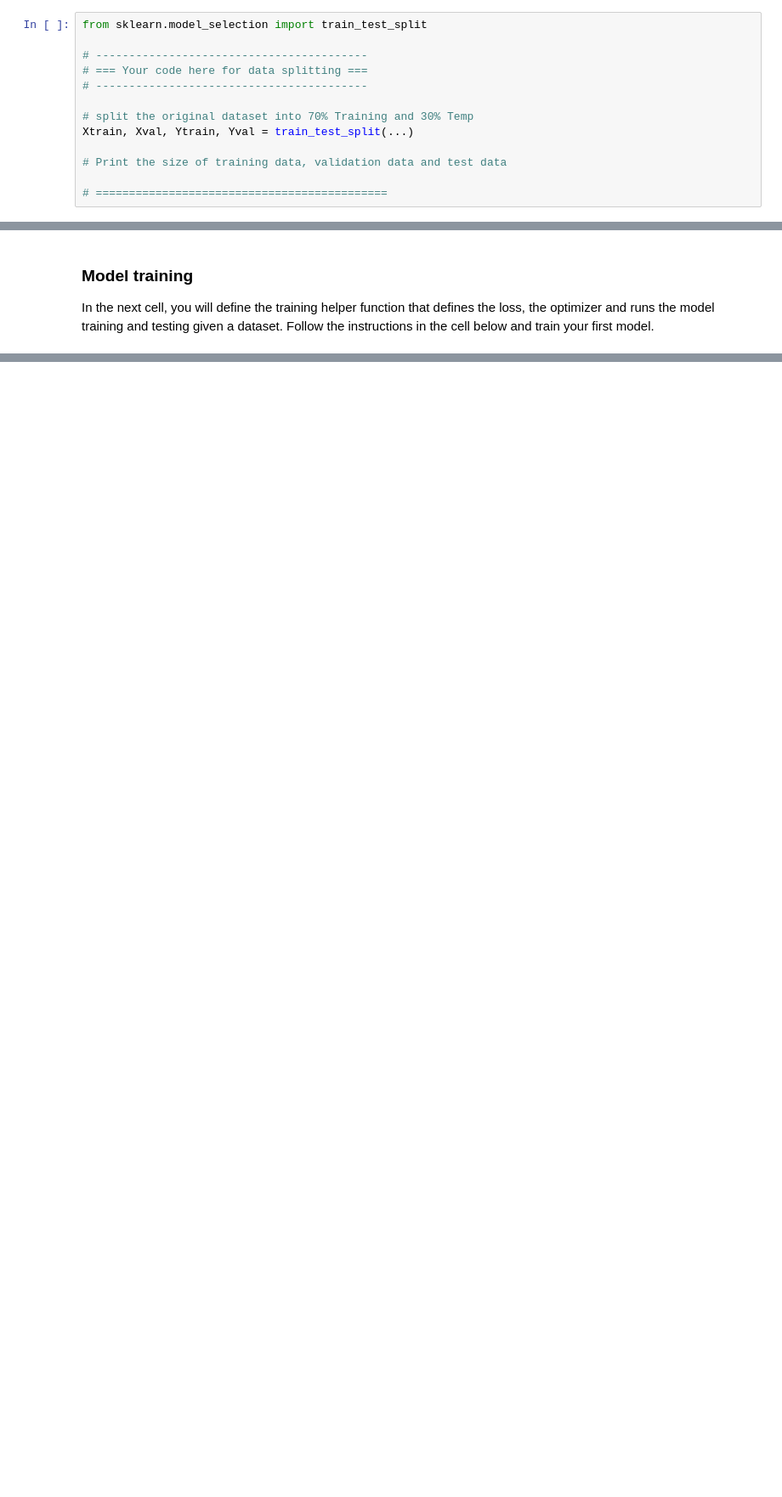
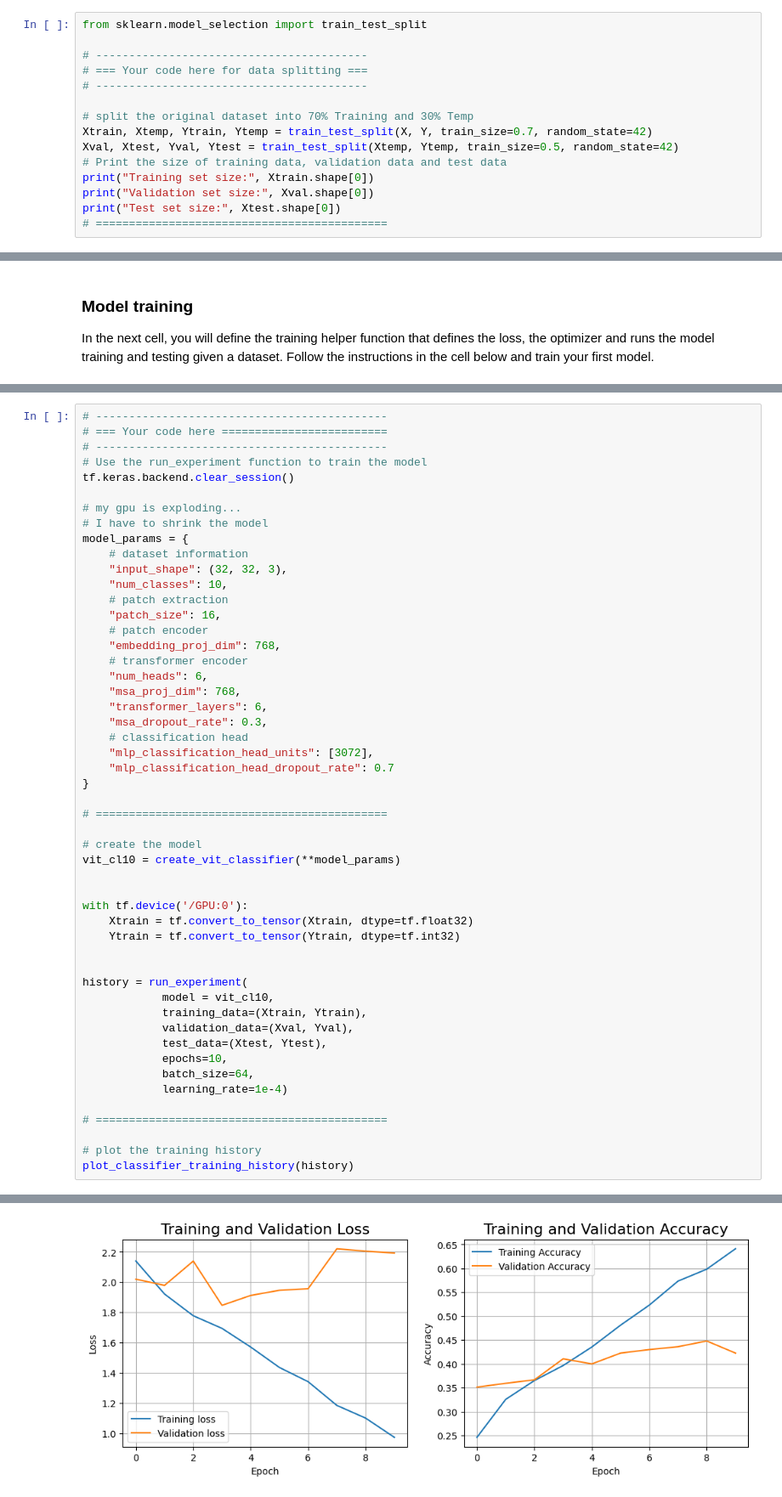
Before and after one commit to path2morepro/DeepLearning, a Jupyter notebook: 5_Transformers/Vision_transformers.ipynb, the cells around one changed output, grey strips where cells are left out. Shown at 85% size. Cells and saved outputs as stored; diff of their text form; blank space fills up the shorter version.

```diff
--- a/5_Transformers/Vision_transformers.ipynb
+++ b/5_Transformers/Vision_transformers.ipynb
@@ -320,8 +431,10 @@ from sklearn.model_selection import train_test_split
 # -----------------------------------------
 
 # split the original dataset into 70% Training and 30% Temp
-Xtrain, Xval, Ytrain, Yval = train_test_split(...)
-
+Xtrain, Xtemp, Ytrain, Ytemp = train_test_split(X, Y, train_size=0.7, random_state=42)
+Xval, Xtest, Yval, Ytest = train_test_split(Xtemp, Ytemp, train_size=0.5, random_state=42)
 # Print the size of training data, validation data and test data
-
+print("Training set size:", Xtrain.shape[0])
+print("Validation set size:", Xval.shape[0])
+print("Test set size:", Xtest.shape[0])
 # ============================================
@@ -579,0 +717,52 @@ plot_classifier_training_history(history)
+# %%
+# --------------------------------------------
+# === Your code here =========================
+# --------------------------------------------
+# Use the run_experiment function to train the model
+tf.keras.backend.clear_session()
+
+# my gpu is exploding...
+# I have to shrink the model
+model_params = {
+    # dataset information
+    "input_shape": (32, 32, 3),
+    "num_classes": 10,
+    # patch extraction
+    "patch_size": 16,
+    # patch encoder
+    "embedding_proj_dim": 768,
+    # transformer encoder
+    "num_heads": 6,
+    "msa_proj_dim": 768,
+    "transformer_layers": 6,
+    "msa_dropout_rate": 0.3,
+    # classification head
+    "mlp_classification_head_units": [3072],
+    "mlp_classification_head_dropout_rate": 0.7
+}
+
+# ============================================
+
+# create the model
+vit_cl10 = create_vit_classifier(**model_params)
+
+
+with tf.device('/GPU:0'):
+    Xtrain = tf.convert_to_tensor(Xtrain, dtype=tf.float32)
+    Ytrain = tf.convert_to_tensor(Ytrain, dtype=tf.int32)
+
+
+history = run_experiment(
+            model = vit_cl10,
+            training_data=(Xtrain, Ytrain),
+            validation_data=(Xval, Yval),
+            test_data=(Xtest, Ytest),
+            epochs=10,
+            batch_size=64,
+            learning_rate=1e-4)
+
+# ============================================
+
+# plot the training history
+plot_classifier_training_history(history)
+# %% [output]
@@ -580,3 +793,4 @@ plot_classifier_training_history(history)
+[figure, added]
 # %% [markdown]
 #### **<span style="color:red">Questions</span>**
 11. Compare the model performance for the ViT and the CNN mode that you trained in the CNN lab. Which one obtained a higher classification accuracy?
```
Also changed, not shown: parts of 22 cells of this notebook, 2 other files.
